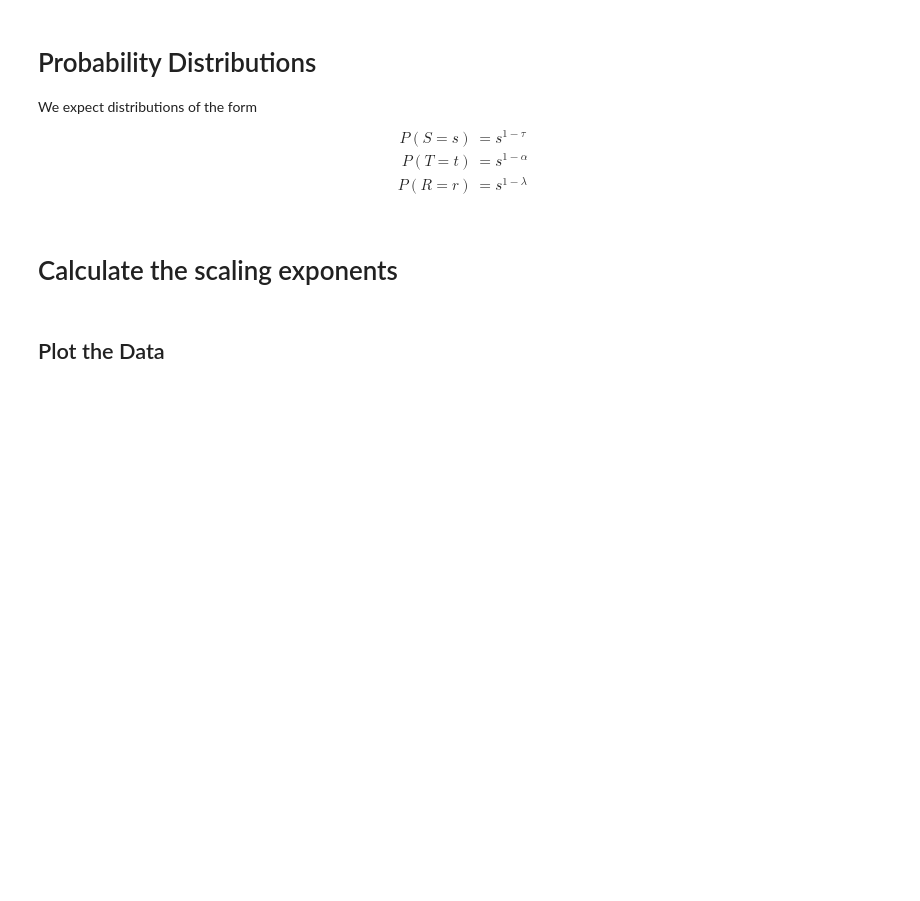
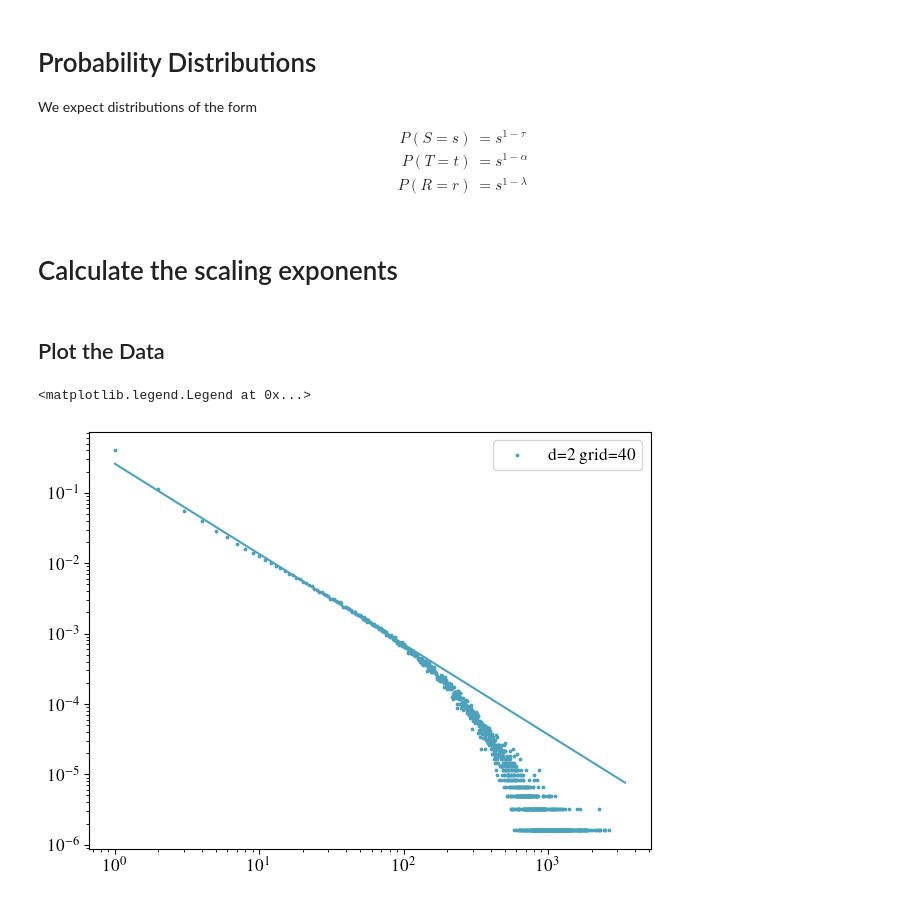
Before and after one commit to GabrielRemi/Sandpile, a Jupyter notebook: Code/analysis.ipynb, the cells around one changed output. Drawn from its saved outputs; the diff is of its cells as text; code cells hidden in the pictures; blank space fills up the shorter version.

```diff
--- a/Code/analysis.ipynb
+++ b/Code/analysis.ipynb
@@ -70,0 +48,13 @@ plot(size, plot_func(size, m, np.exp(b)))
+# %%
+%matplotlib inline
+
+plt.figure(1)
+y, x = get_hist(data["size"])
+output = exponent_fit(x, y, 100)[0]
+
+draw_distribution(x, y, label=f"d={system.dimension} grid={system.linear_grid_size}")
+plt.plot(x, np.exp(output[1]) * x**output[0])
+plt.legend()
+# %% [output]
+<matplotlib.legend.Legend at 0x...>
+[figure, added]
```
Also changed, not shown: parts of 4 cells of this notebook, 2 other files.
